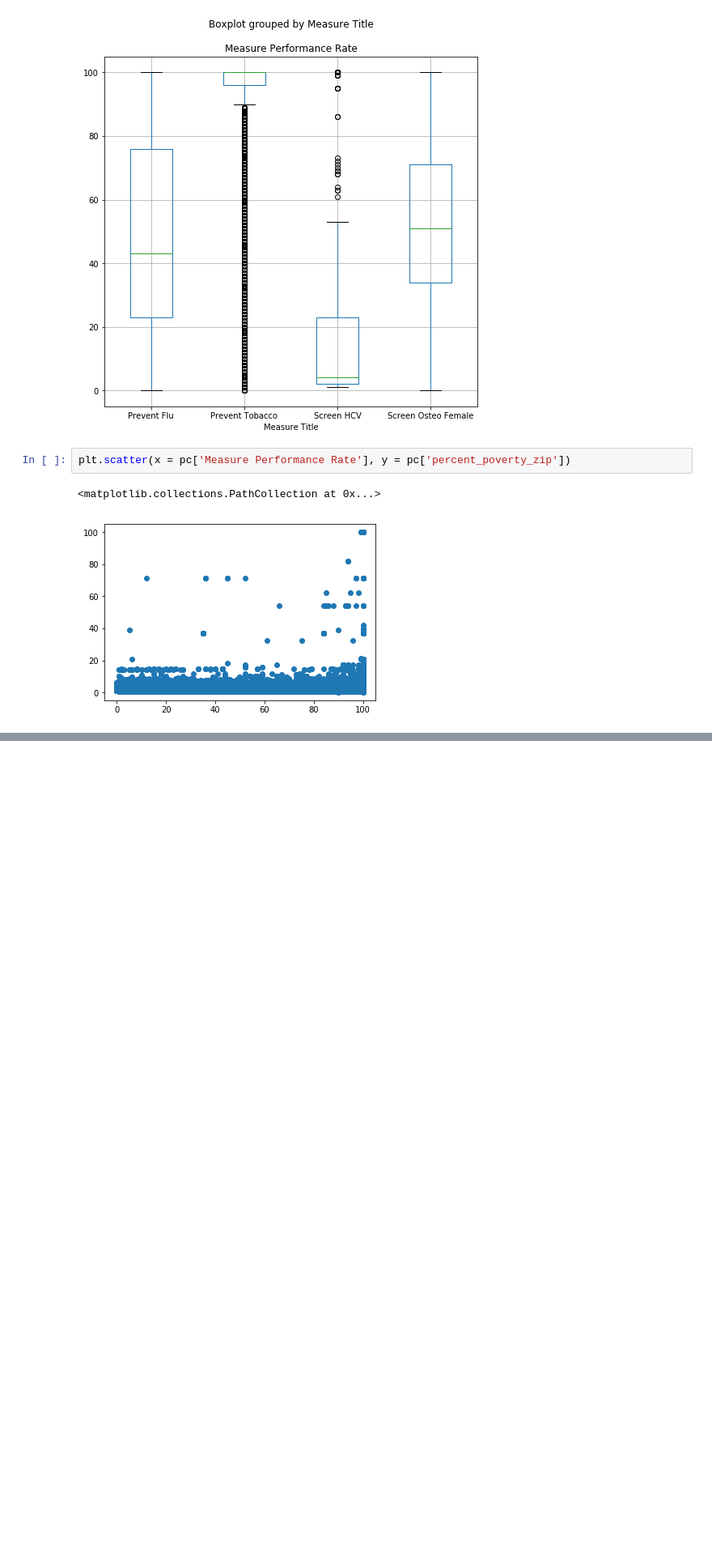
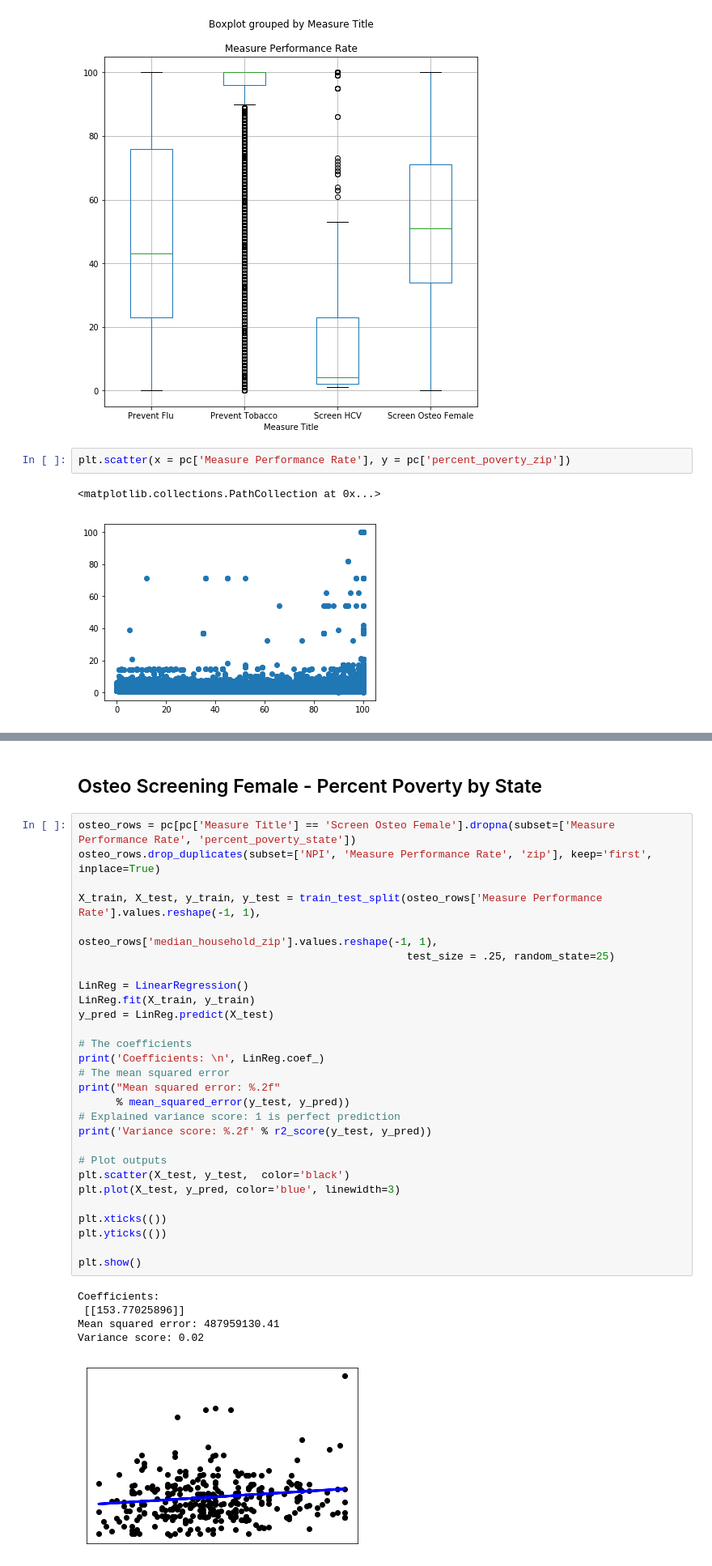
Before and after one commit to DrPancakesMD/Healthcare-Informatics-Final-Project, a Jupyter notebook: Health_Project_Data_EDA-checkpoint.ipynb, the cells around one changed output, grey strips where cells are left out. Shown: that part at 81% size. Drawn from its saved outputs; the diff is of its cells as text; blank space fills up the shorter version.

```diff
--- a/Health_Project_Data_EDA-checkpoint.ipynb
+++ b/Health_Project_Data_EDA-checkpoint.ipynb
@@ -539,0 +653,36 @@ plt.scatter(x = pc['Measure Performance Rate'], y = pc['percent_poverty_zip'])
+# %% [markdown]
+## Osteo Screening Female - Percent Poverty by State
+# %%
+osteo_rows = pc[pc['Measure Title'] == 'Screen Osteo Female'].dropna(subset=['Measure Performance Rate', 'percent_poverty_state'])
+osteo_rows.drop_duplicates(subset=['NPI', 'Measure Performance Rate', 'zip'], keep='first', inplace=True)
+
+X_train, X_test, y_train, y_test = train_test_split(osteo_rows['Measure Performance Rate'].values.reshape(-1, 1),
+                                                    osteo_rows['median_household_zip'].values.reshape(-1, 1),
+                                                    test_size = .25, random_state=25)
+
+LinReg = LinearRegression()
+LinReg.fit(X_train, y_train)
+y_pred = LinReg.predict(X_test)
+
+# The coefficients
+print('Coefficients: \n', LinReg.coef_)
+# The mean squared error
+print("Mean squared error: %.2f"
+      % mean_squared_error(y_test, y_pred))
+# Explained variance score: 1 is perfect prediction
+print('Variance score: %.2f' % r2_score(y_test, y_pred))
+
+# Plot outputs
+plt.scatter(X_test, y_test,  color='black')
+plt.plot(X_test, y_pred, color='blue', linewidth=3)
+
+plt.xticks(())
+plt.yticks(())
+
+plt.show()
+# %% [output]
+Coefficients:
+ [[153.77025896]]
+Mean squared error: 487959130.41
+Variance score: 0.02
+[figure, added]
```
Also changed, not shown: parts of 12 cells of this notebook.
